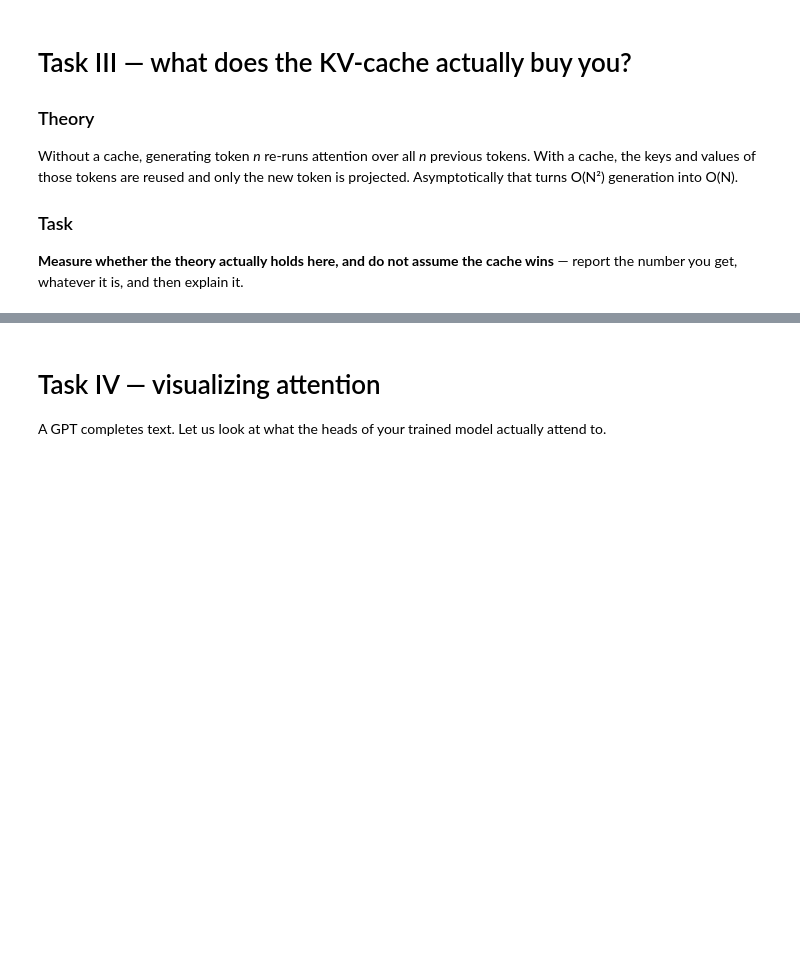
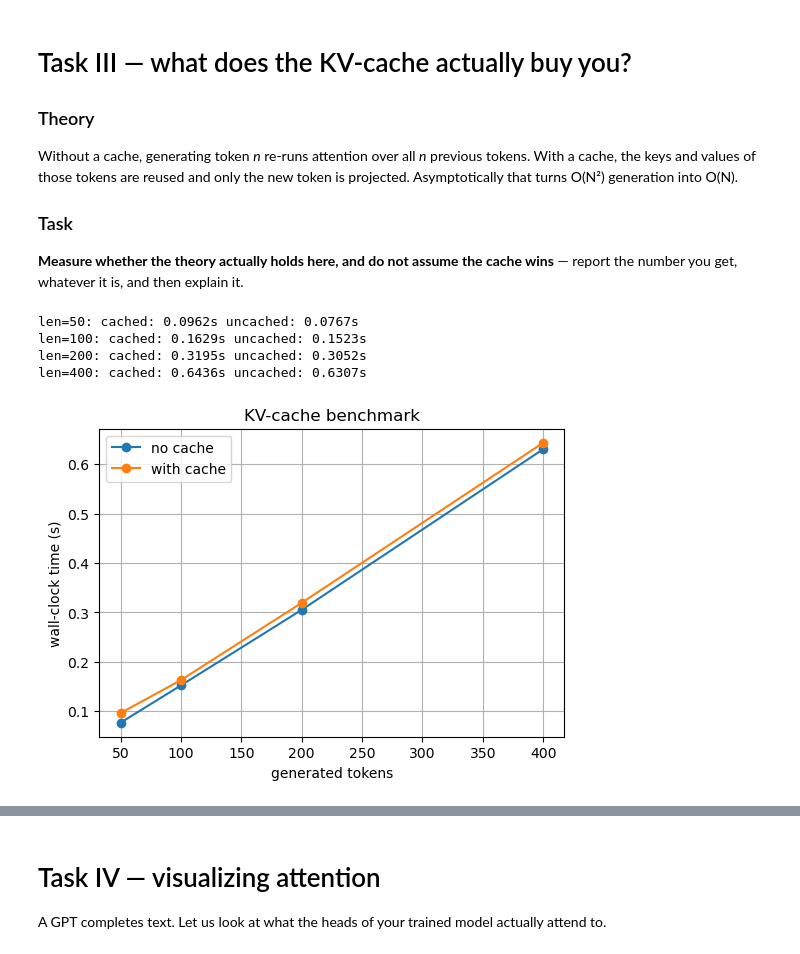
Before and after one commit to Melzr/NLP2, a Jupyter notebook: TP-I/TP1_TinyGPT.ipynb, the cells around one changed output, grey strips where cells are left out. Saved outputs shown, nothing was run; the diff lists cells and outputs as text; code cells hidden in the pictures; blank space fills up the shorter version.

```diff
--- a/TP-I/TP1_TinyGPT.ipynb
+++ b/TP-I/TP1_TinyGPT.ipynb
@@ -807,17 +806,58 @@ new token is projected. Asymptotically that turns O(N²) generation into O(N).
 ### Task
 **Measure whether the theory actually holds here, and do not assume the
 cache wins** — report the number you get, whatever it is, and then explain it.
-# %%
-# TODO: time generateV2 with and without the KV-cache, for several lengths.
-def benchmark_cache(lengths=(50, 100, 200, 400), repeats: int = 3):
-    """
-    For each length, time generation with use_cache=True and use_cache=False and
-    print the speed-up. Plot tokens vs. wall-clock time for both.
-    """
-    raise NotImplementedError("Task III")
-
-
-benchmark_cache()
+# %%
+def benchmark_cache(lengths=(50, 100, 200, 400), repeats: int = 3):
+    """
+    For each length, time generation with use_cache=True and use_cache=False and
+    print the speed-up. Plot tokens vs. wall-clock time for both.
+    """
+    cached_times = []
+    uncached_times = []
+    prompt = "To be"
+
+    for L in lengths:
+        # cached
+        total = 0.0
+        for _ in range(repeats):
+            torch.cuda.synchronize()
+            t0 = time.time()
+            generateV2(model, tokenizer, prompt, max_new_tokens=L, use_cache=True, do_sample=False, device=device)
+            torch.cuda.synchronize()
+            total += time.time() - t0
+        avg_cached = total / repeats
+        cached_times.append(avg_cached)
+
+        # uncached
+        total = 0.0
+        for _ in range(repeats):
+            torch.cuda.synchronize()
+            t0 = time.time()
+            generateV2(model, tokenizer, prompt, max_new_tokens=L, use_cache=False, do_sample=False, device=device)
+            torch.cuda.synchronize()
+            total += time.time() - t0
+        avg_uncached = total / repeats
+        uncached_times.append(avg_uncached)
+
+        print(f"len={L}: cached: {avg_cached:.4f}s uncached: {avg_uncached:.4f}s")
+
+    plt.figure(figsize=(6, 4))
+    plt.plot(list(lengths), uncached_times, marker="o", label="no cache")
+    plt.plot(list(lengths), cached_times, marker="o", label="with cache")
+    plt.xlabel("generated tokens")
+    plt.ylabel("wall-clock time (s)")
+    plt.title("KV-cache benchmark")
+    plt.grid(True)
+    plt.legend()
+    plt.show()
+
+benchmark_cache()
+# %% [output]
+len=50: cached: 0.0962s uncached: 0.0767s
+len=100: cached: 0.1629s uncached: 0.1523s
+len=200: cached: 0.3195s uncached: 0.3052s
+len=400: cached: 0.6436s uncached: 0.6307s
+[figure, added]
 # %% [markdown]
 ## Questions
 
```
Also changed, not shown: parts of 6 cells of this notebook.
